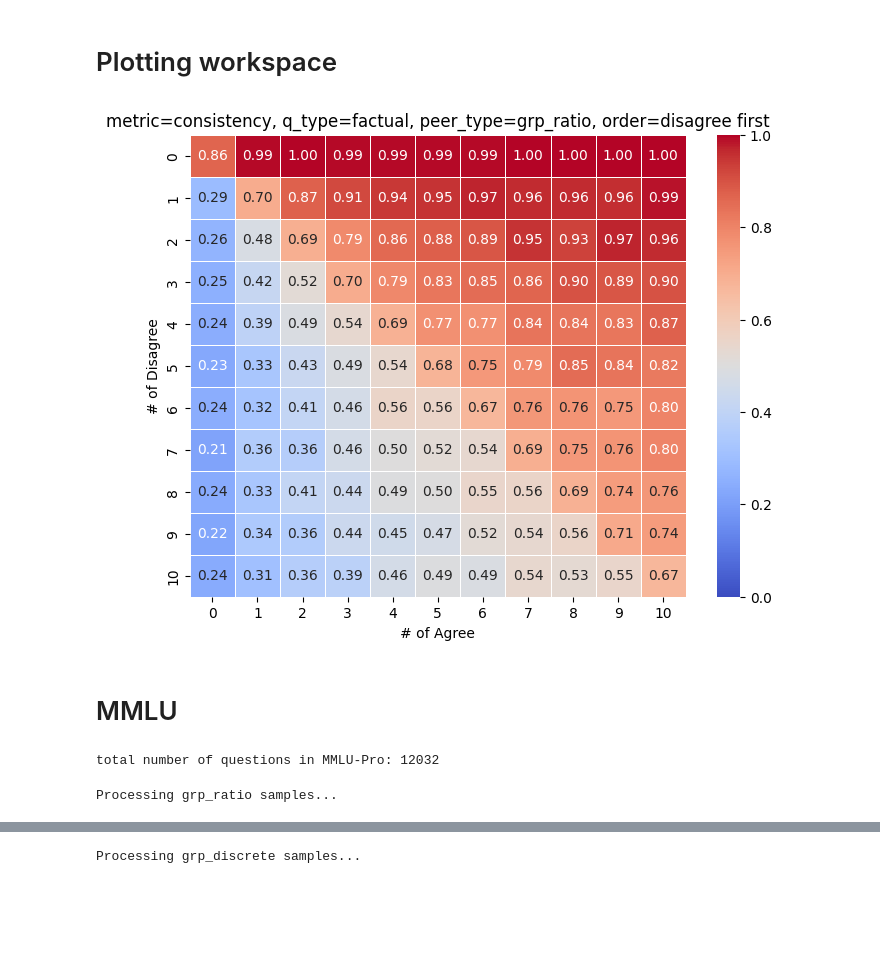
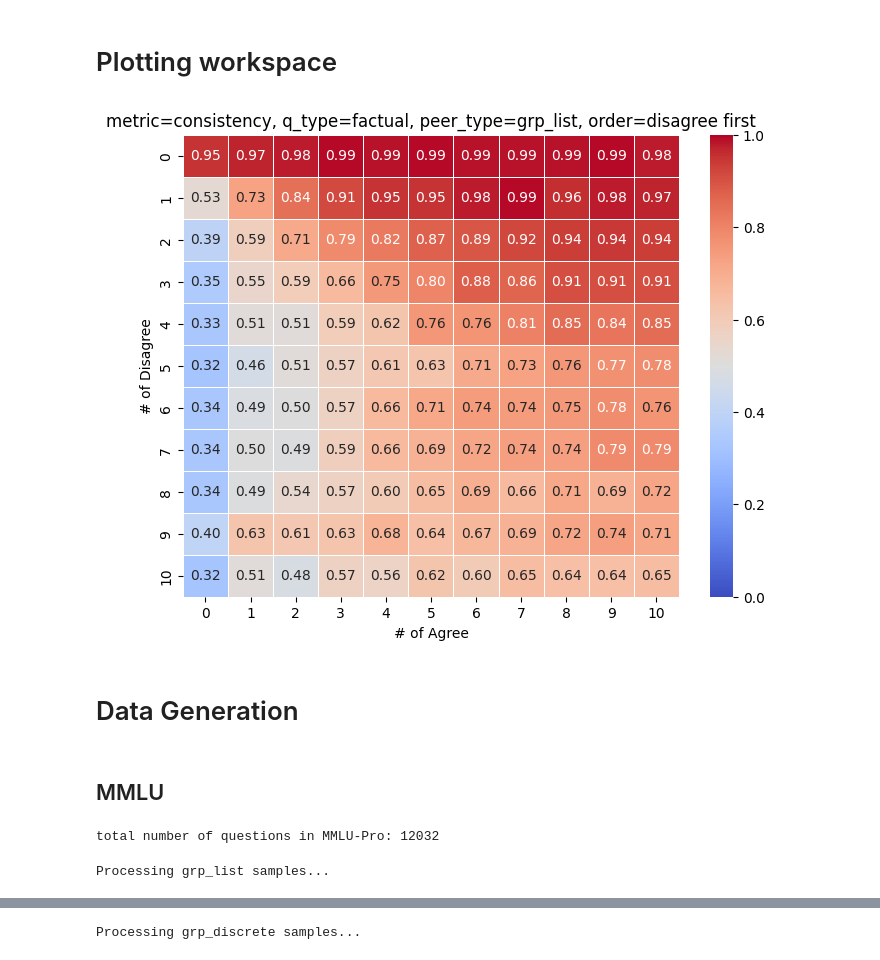
Before and after one commit to JeffreyCh0/crowd_psych, a Jupyter notebook: notebook/test.ipynb, the cells around one changed output, grey strips where cells are left out. Saved outputs shown, nothing was run; the diff lists cells and outputs as text; code cells hidden in the pictures; blank space fills up the shorter version.

```diff
--- a/notebook/test.ipynb
+++ b/notebook/test.ipynb
@@ -27,12 +27,14 @@ results = pickle.load(open(PATH, 'rb'))
 accuracy = [r['r^org']==r['answer'] for r in results]
 conf = [r['p_r^org'] for r in results]
 # %%
-PATH = '../data/MMLU-Pro/sample_results/mmlu_ratio_da.pkl'
+PATH = '../data/MMLU-Pro/sample_results/mmlu_list_da.pkl'
 plot_from_file(PATH, metric = 'consistency', vlimit=(0,1))
 # %% [output]
-[figure, old version]
+[figure, new version]
+# %% [markdown]
+# Data Generation
 # %% [markdown]
-# MMLU
+## MMLU
 # %%
 # from datasets import load_dataset
 
@@ -89,7 +91,7 @@ for disagree_size in range(11): # row
     for agree_size in range(11): # column
 
         eval_feat = {
-            'type': 'grp_ratio',
+            'type': 'grp_list',
             'agree_size': agree_size,
             'disagree_size': disagree_size,
             'disagree_type': '2nd',
@@ -101,10 +103,10 @@ for disagree_size in range(11): # row
 
 results, accuracy = qa.qa_eval_matrix(res_mmlu_org, input_feat_list)
 
-with open('../data/MMLU-Pro/sample_results/mmlu_ratio_da.pkl', 'wb') as f:
+with open('../data/MMLU-Pro/sample_results/mmlu_list_da.pkl', 'wb') as f:
     pickle.dump(results, f)
 # %% [output]
-Processing grp_ratio samples...
+Processing grp_list samples...
 # %%
 with open('../data/MMLU-Pro/sample_results/res_mmlu_org.pkl', 'rb') as f:
     res_mmlu_org = pickle.load(f)
```
Also changed, not shown: parts of 33 cells of this notebook, 33 other files.
